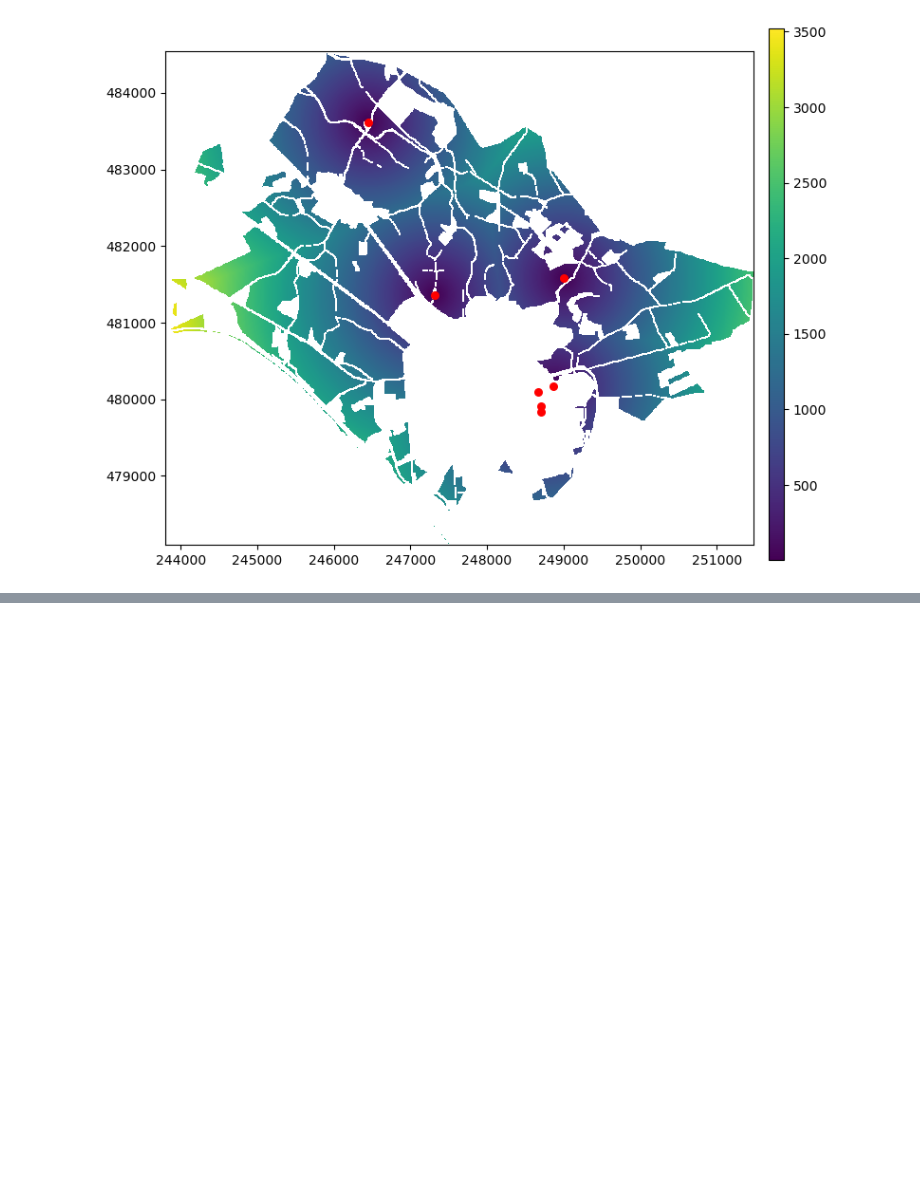
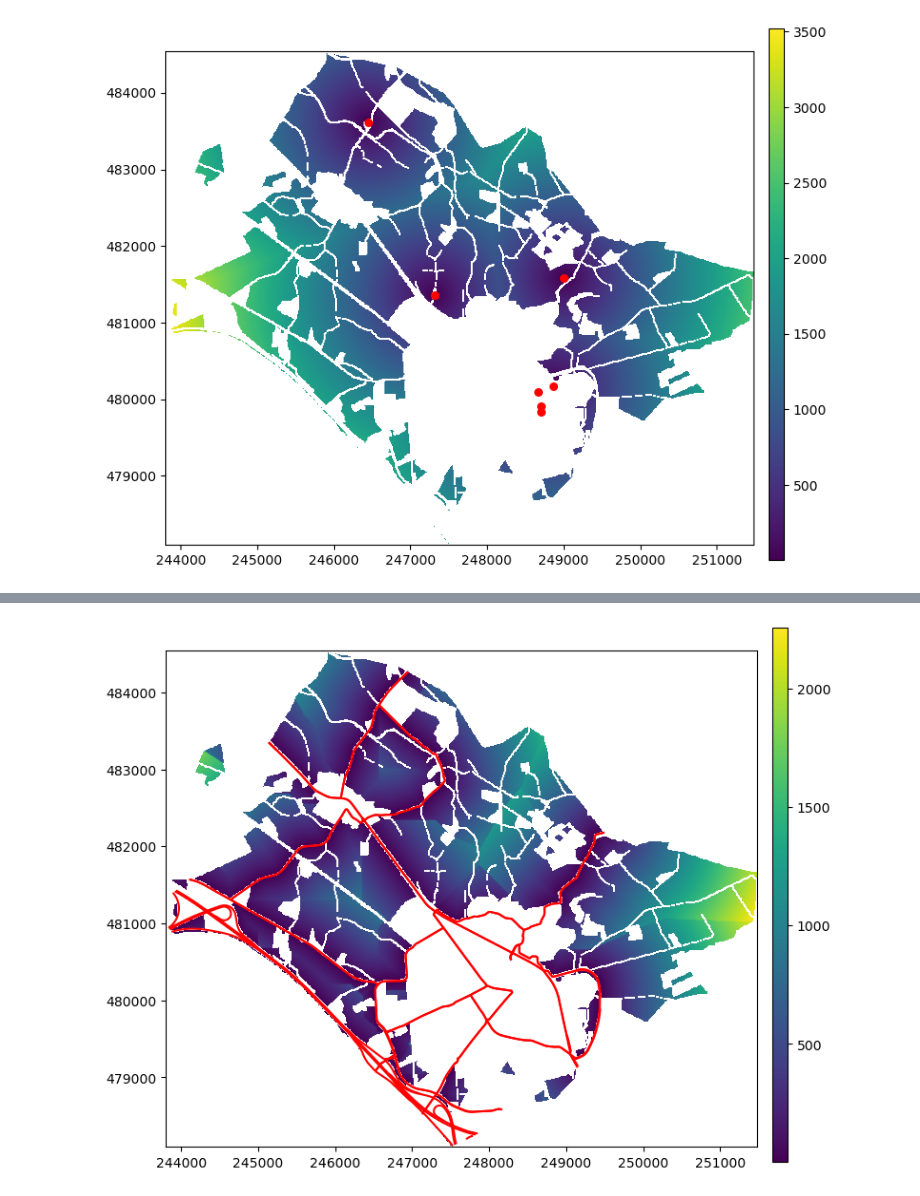
Before and after one commit to springonions-87/bioze_digital_mapping_tool, a Jupyter notebook: fuzzy.ipynb, the cells around one changed output, grey strips where cells are left out. Cells and saved outputs as stored; diff of their text form; code cells hidden in the pictures; blank space fills up the shorter version.

Commit message:
distance to raodas

```diff
--- a/fuzzy.ipynb
+++ b/fuzzy.ipynb
@@ -222,0 +225,21 @@ plt.show()
+# %%
+# Create spatial indexes for roads
+idx_roads = index.Index()
+for i, r in road.iterrows():
+    idx_roads.insert(i, r.geometry.bounds)
+# %%
+d_to_road = np.full_like(LU, np.inf, dtype=np.float64)
+
+# Iterate through each cell
+for row in range(LU.shape[0]):
+    for col in range(LU.shape[1]):
+        if mask[row, col]: # Check the mask to exclude background values
+            cell_center = src.xy(row, col)
+            point = Point(cell_center)
+
+        # Calculate distances to nearby farms using spatial indexing
+            for j in idx_roads.nearest(cell_center, 1):
+                r = road.geometry.iloc[j]
+                d = point.distance(r)
+                if d < d_to_road[row, col]:
+                    d_to_road[row, col] = d
@@ -222,0 +270,18 @@ plt.show()
+# %%
+d_to_road_raster = rasterio.open(r'./raster/d_to_road.tif')
+# %%
+# Plot the raster
+fig, ax = plt.subplots(figsize=(8, 8))
+show(d_to_road_raster, ax=ax)
+
+# Plot the farms
+road.plot(ax=ax, color='red', )
+
+# Add colorbar
+cax = fig.add_axes([0.92, 0.15, 0.02, 0.7])  # [left, bottom, width, height]
+cbar = plt.colorbar(ax.get_images()[0], cax=cax)
+
+# Show the plot
+plt.show()
+# %% [output]
+[figure, added]
```
Also changed, not shown: parts of 4 cells of this notebook, 1 other file.
